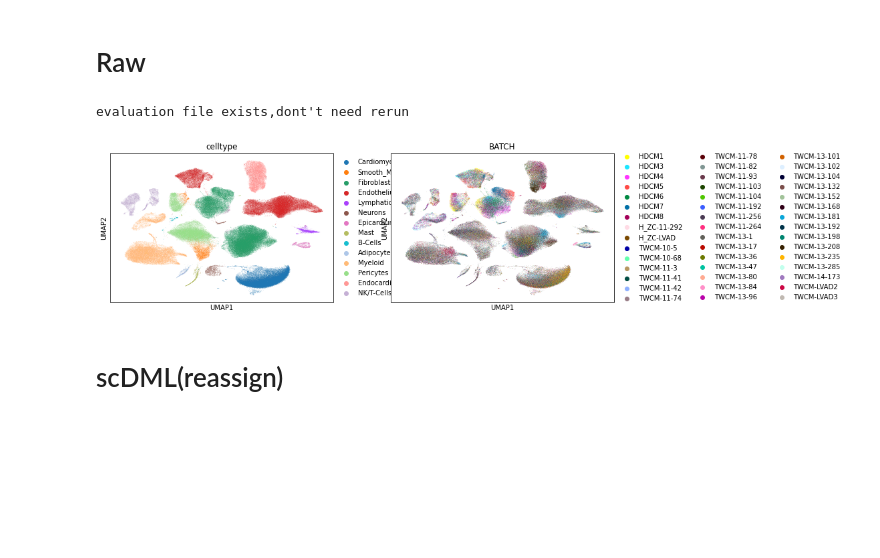
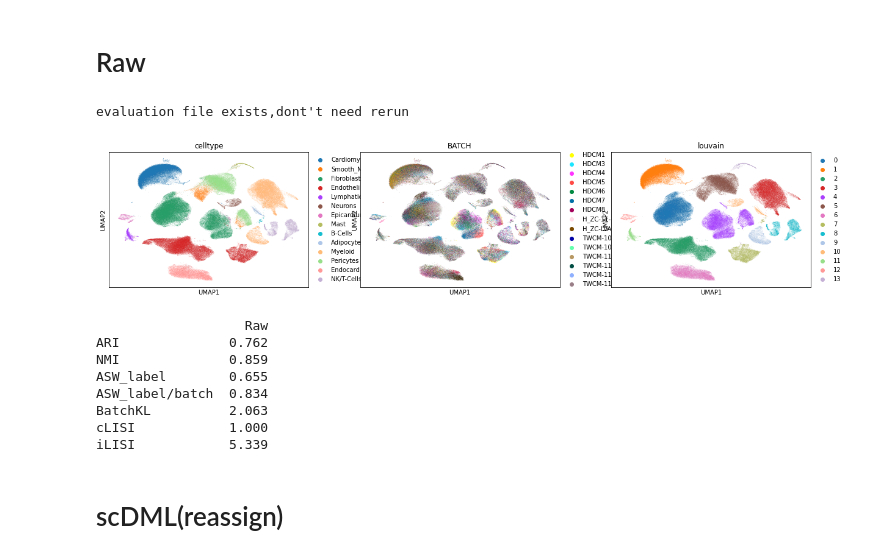
Before and after one commit to eleozzr/scDML_reproduce, a Jupyter notebook: Method_evaluation/heart_evaluation.ipynb, the cells around one changed output. Saved outputs shown, nothing was run; the diff lists cells and outputs as text; code cells hidden in the pictures; blank space fills up the shorter version.

```diff
--- a/Method_evaluation/heart_evaluation.ipynb
+++ b/Method_evaluation/heart_evaluation.ipynb
@@ -25,15 +25,47 @@ save_dir="../evaluation/"+dataset+"/"
 os.chdir("/DATA2/zhangjingxiao/yxk/scDML_project/evaluation/")
 # %% [markdown]
 # Raw
-# %%
-method="Raw"
-if(os.path.exists(read_dir+method+"/"+dataset+"_"+method+"_raw.h5ad")):
-    print("evaluation file exists,dont't need rerun")
-    adata_evaluated=sc.read(save_dir+method+"/"+dataset+"_"+method+"_raw.h5ad")
-    sc.pl.umap(adata_evaluated,color=["celltype","BATCH"])
-# %% [output]
-evaluation file exists,dont't need rerun
-[figure, removed]
+# %%
+method="Raw"
+if(os.path.exists(save_dir+method+"/"+dataset+"_"+method+"_evaluation.csv")):
+    print("evaluation file exists,dont't need rerun")
+    adata_evaluated=sc.read(save_dir+method+"/"+dataset+"_"+method+"_evaluated.h5ad")
+    sc.pl.umap(adata_evaluated,color=["celltype","BATCH","louvain"])
+    Raw_eva=pd.read_csv(save_dir+method+"/"+dataset+"_"+method+"_evaluation.csv",index_col=0)
+    print(Raw_eva)
+else:
+    args_integrated=read_dir+method+"/"+dataset+"_"+method+"_raw.h5ad"
+    adata_integrated=sc.read_h5ad(args_integrated)
+    print(adata_integrated)
+    adata_raw=sc.AnnData(adata_integrated.obsm["X_pca"])
+    adata_raw.obs=adata_integrated.obs.copy()
+
+    adata_integrated=adata_raw.copy()
+    adata_integrated.obsm["X_emb"]=adata_integrated.X.copy()
+    #adata_integrated.obsm["X_emb"]=adata_integrated.obsm["X_pca"].copy()
+
+    adata_integrated,Raw_eva=evaluate_dataset(adata_integrated,method=method,n_celltype=ncelltype)
+    fig, axs = plt.subplots(1, 3, figsize=(18,5),constrained_layout=True)
+    sc.pl.umap(adata_integrated, color="celltype", title="celltype", ax=axs[0], show=False)#
+    sc.pl.umap(adata_integrated, color="BATCH", title="BATCH", ax=axs[1], show=False)##
+    sc.pl.umap(adata_integrated, color="louvain", title="louvain", ax=axs[2], show=False)##
+    plt.savefig(read_dir+method+"/"+dataset+"_"+method+"_scanpy_vis.png")
+
+    plt.show()
+    Raw_eva.to_csv(save_dir+method+"/"+dataset+"_"+method+"_evaluation.csv")
+    print(Raw_eva)
+    adata_integrated.write_h5ad(save_dir+method+"/"+dataset+"_"+method+"_evaluated.h5ad")
+# %% [output]
+evaluation file exists,dont't need rerun
+[figure, added]
+                   Raw
+ARI              0.762
+NMI              0.859
+ASW_label        0.655
+ASW_label/batch  0.834
+BatchKL          2.063
+cLISI            1.000
+iLISI            5.339
 # %% [markdown]
 # scDML(reassign)
 # %%
```
Also changed, not shown: parts of 8 cells of this notebook, 14 other files.
